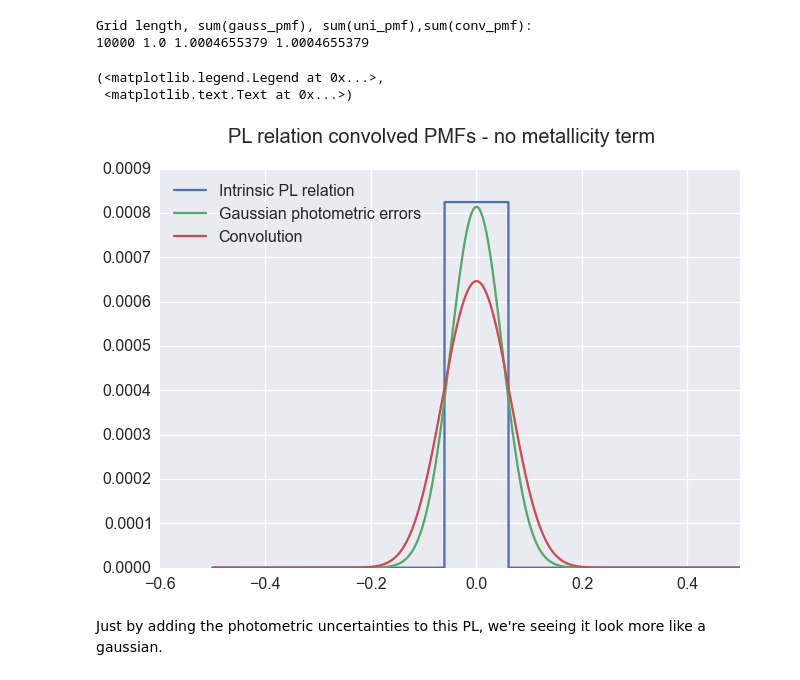
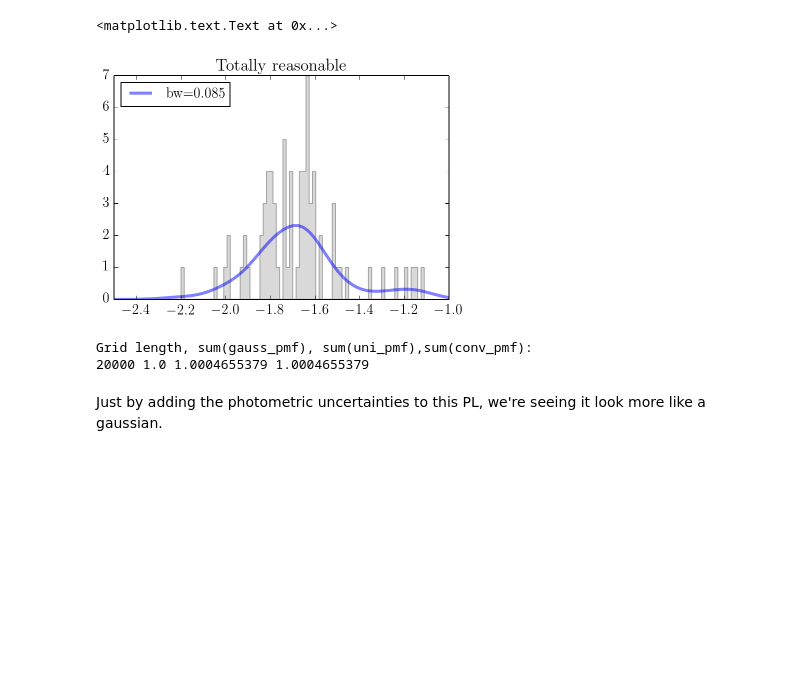
Before and after one commit to vickyscowcroft/ipython_notebooks, a Jupyter notebook: Convolving_uncertianties_PL_KDE_extension.ipynb, the cells around one changed output. Cells and saved outputs as stored; diff of their text form; code cells hidden in the pictures; blank space fills up the shorter version.

```diff
--- a/Convolving_uncertianties_PL_KDE_extension.ipynb
+++ b/Convolving_uncertianties_PL_KDE_extension.ipynb
@@ -42,8 +51,33 @@ ax.legend(loc='upper left')
+# %%
+condition = np.isfinite(df.spectfeh.values)
+
+resid3 = df.spectfeh.values[condition]
+#errscale = np.median(dfab.merr_3.values[condition])
+#print errscale
+
+grid = GridSearchCV(KernelDensity(),
+                    {'bandwidth': np.linspace(0.01, 0.2, 100)},
+                    cv=len(resid3) - 1) # 20-fold cross-validation
+grid.fit(resid3[:,None])
+
+delta = 1e-4
+big_grid = np.arange(-3,1,delta)
+kde = grid.best_estimator_
+actual_pdf = np.exp(kde.score_samples(big_grid[:, None])) #* delta
+
+fig, ax = plt.subplots()
+ax.plot(big_grid, actual_pdf, linewidth=3, alpha=0.5, label='bw=%.3f' % kde.bandwidth)
+ax.hist(resid3, len(resid3), fc='gray', histtype='stepfilled', alpha=0.3)
+ax.set_xlim(-2.5,-1)
+ax.legend(loc='upper left', prop={'size':14})
+ax.set_title('Totally reasonable')
+# %% [output]
+<matplotlib.text.Text at 0x...>
+[figure, added]
 # %%
 full_width_of_PL = np.sqrt(12.)*0.035
 center_of_PL = -full_width_of_PL / 2
 intrinsic = stats.uniform(loc=center_of_PL,scale=full_width_of_PL)
-errscale = 0.049
 photometric = stats.norm(loc=0,scale=errscale)
 
 ## I'm not including a metallicity term at this point, becuase we haven't worked it out yet.
@@ -54,8 +88,8 @@ photometric = stats.norm(loc=0,scale=errscale)
 # But we can do much better (see later)
 
 #NB step-size determines precision of approximation
-delta = 1e-4
-big_grid = np.arange(-.5,.5,delta)
+#delta = 1e-4
+#big_grid = np.arange(-.5,.5,delta)
 
 # Cannot analytically convolve continuous PDFs, in general.
 # So we now make a probability mass function on a fine grid
@@ -66,19 +100,9 @@ conv_pmf = scipy.signal.fftconvolve(pmf1,pmf2,'same') # Convolved probability ma
 print "Grid length, sum(gauss_pmf), sum(uni_pmf),sum(conv_pmf):"
 print len(big_grid), sum(photometric.pdf(big_grid)*delta), sum(intrinsic.pdf(big_grid)*delta), sum(conv_pmf)
 conv_pmf = conv_pmf/sum(conv_pmf)
-
-plt.plot(big_grid,pmf1, label='Intrinsic PL relation')
-plt.plot(big_grid,pmf2, label='Gaussian photometric errors')
-plt.plot(big_grid,conv_pmf, label='Convolution')
-plt.xlim(-0.6,max(big_grid))
-plt.legend(loc='best')
-plt.suptitle('PL relation convolved PMFs - no metallicity term')
 # %% [output]
 Grid length, sum(gauss_pmf), sum(uni_pmf),sum(conv_pmf):
-10000 1.0 1.0004655379 1.0004655379
+20000 1.0 1.0004655379 1.0004655379
-(<matplotlib.legend.Legend at 0x...>,
- <matplotlib.text.Text at 0x...>)
-[figure, removed]
 # %% [markdown]
 Just by adding the photometric uncertainties to this PL, we're seeing it look more like a gaussian.
 # %%
```
Also changed, not shown: parts of 6 cells of this notebook.
